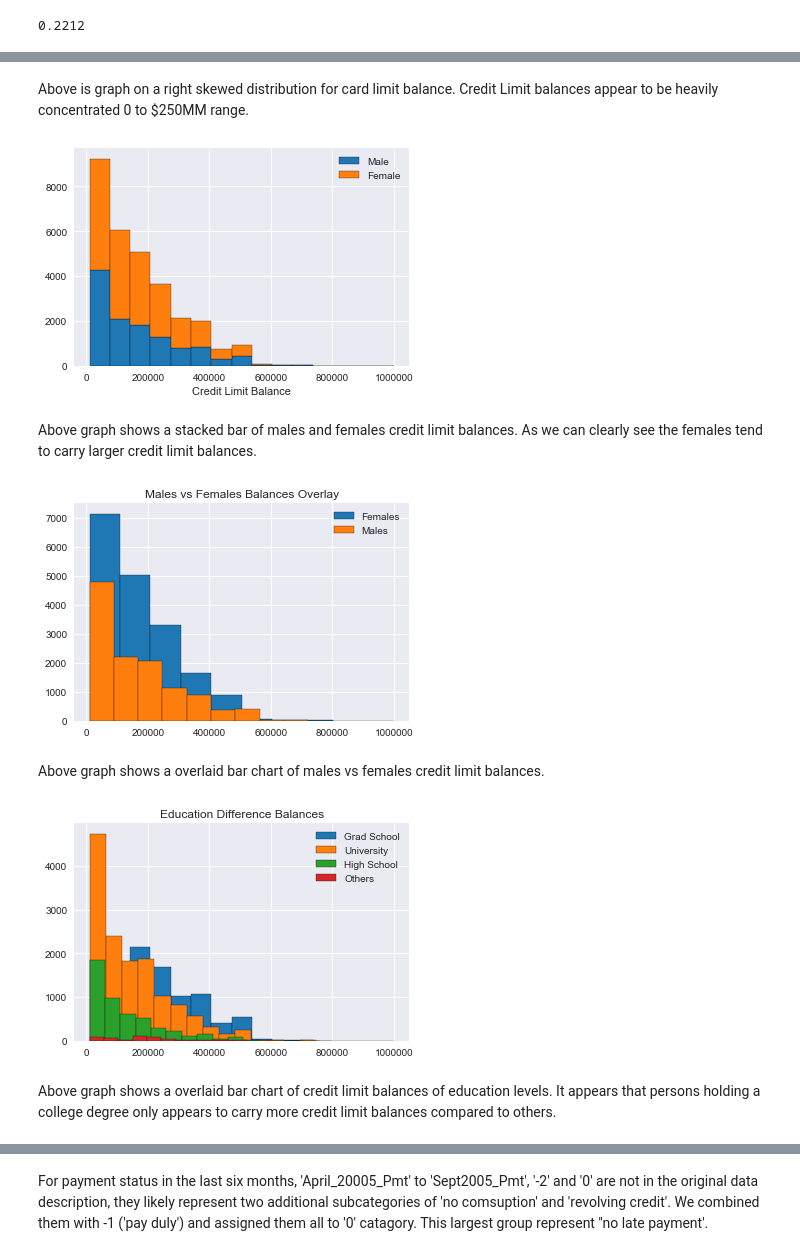
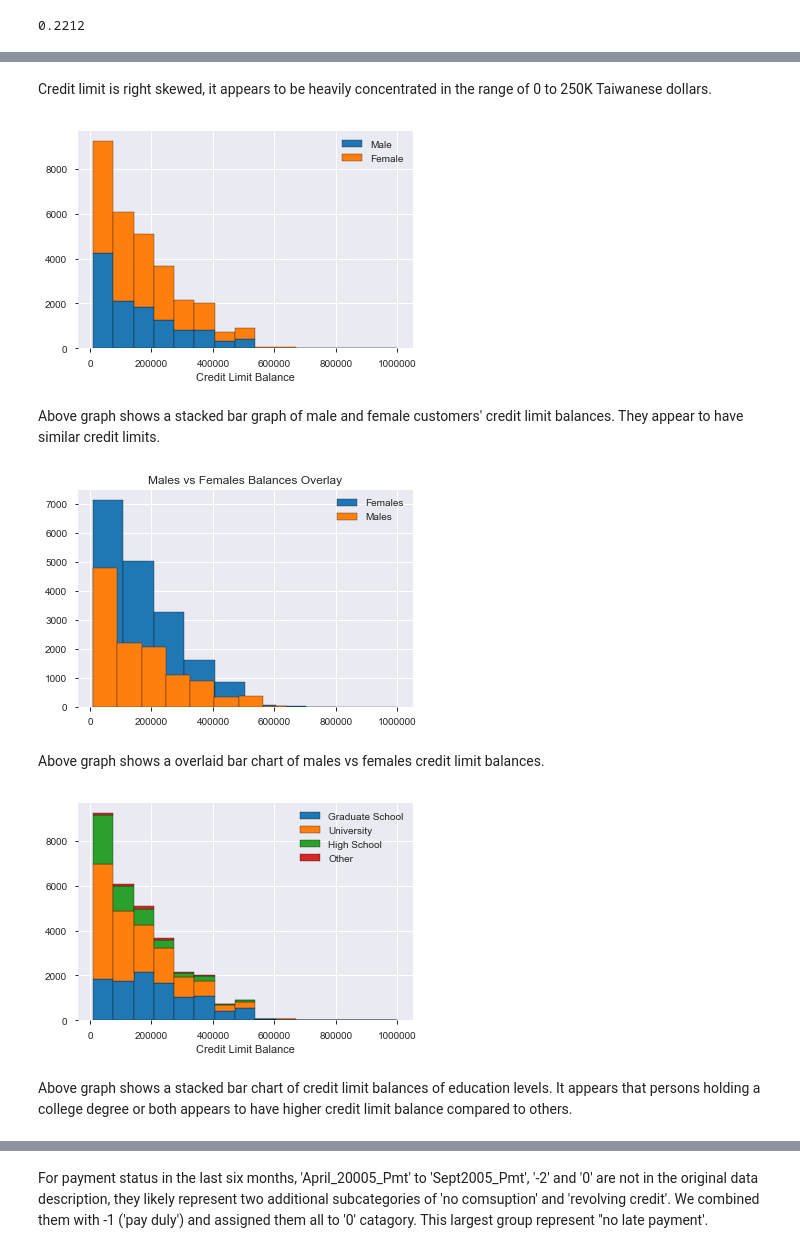
Before and after one commit to quedogf94/DS_7331_Machine_Learning_Projects, a Jupyter notebook: Lab1/Lab_1_Final.ipynb, the cells around one changed output, grey strips where cells are left out. Drawn from its saved outputs; the diff is of its cells as text; code cells hidden in the pictures.

```diff
--- a/Lab1/Lab_1_Final.ipynb
+++ b/Lab1/Lab_1_Final.ipynb
@@ -192,8 +188,3 @@ import seaborn as sns
 %matplotlib inline
 import warnings
 warnings.filterwarnings('ignore')
-# %%
-sns.set_style('darkgrid')
-sns.countplot(x='Default_Pmt', hue='SEX', data=data_df )
-plt.title('Males vs Females Payment Default')
-plt.show()
@@ -240,6 +227,7 @@ plt.show()
-# %% [markdown]
-Above is graph on a right skewed distribution for card limit balance.  Credit Limit balances appear to be heavily concentrated 0 to $250MM range.
+# %% [markdown]
+Credit limit is right skewed, it appears to be heavily concentrated in the range of 0 to 250K Taiwanese dollars.
 # %%
+# Credit limit distribution of male and female customers (stacked graph)
 plt.hist([data_df[data_df.SEX == 1].LIMIT_BAL, \
           data_df[data_df.SEX == 2].LIMIT_BAL], \
          bins=15, ec='black', stacked ='True')
@@ -249,11 +237,11 @@ labels = ["Male","Female"]
 plt.legend(labels)
 plt.show()
 # %% [output]
-[figure, old version]
+[figure, new version]
 # %% [markdown]
-Above graph shows a stacked bar of males and females credit limit balances. As we can clearly see the females tend to carry larger credit limit balances.
+Above graph shows a stacked bar graph of male and female customers' credit limit balances. They appear to have similar credit limits.
 # %%
-#Comparing Male vs Females limit balances overlaid
+#Comparing Male vs Females limit balances (overlaid graph)
 
 plt.hist(data_df[data_df.SEX == 2].LIMIT_BAL, ec='black', label='Females')
 plt.hist(data_df[data_df.SEX == 1].LIMIT_BAL, ec='black',label='Males')
@@ -261,21 +249,26 @@ plt.title( 'Males vs Females Balances Overlay')
 plt.legend()
 plt.show()
 # %% [output]
-[figure, old version]
+[figure, new version]
 # %% [markdown]
 Above graph shows a overlaid bar chart of males vs females credit limit balances.
 # %%
-plt.hist(data_df[data_df.EDUCATION == 1].LIMIT_BAL, ec='black', label= 'Grad School',bins =15)
-plt.hist(data_df[data_df.EDUCATION == 2].LIMIT_BAL, ec='black', label= 'University', bins=15)
-plt.hist(data_df[data_df.EDUCATION == 3].LIMIT_BAL, ec='black', label= 'High School', bins=15)
-plt.hist(data_df[data_df.EDUCATION == 4].LIMIT_BAL, ec='black', label= 'Others',bins=15)
-plt.title( 'Education Difference Balances')
-plt.legend()
+# credit limit by customers' EDUCATION level
+
+plt.hist([data_df[data_df.EDUCATION == 1].LIMIT_BAL,\
+          data_df[data_df.EDUCATION == 2].LIMIT_BAL,\
+          data_df[data_df.EDUCATION == 3].LIMIT_BAL,\
+          data_df[data_df.EDUCATION == 4].LIMIT_BAL],
+         bins=15, ec='black', stacked ='True')
+plt.xlabel("Credit Limit Balance")
+#create legend
+labels = ["Graduate School","University","High School","Other"]
+plt.legend(labels)
 plt.show()
 # %% [output]
-[figure, old version]
+[figure, new version]
 # %% [markdown]
-Above graph shows a overlaid bar chart of credit limit balances of education levels.  It appears that persons holding a college degree only appears to carry more credit limit balances compared to others.
+Above graph shows a stacked bar chart of credit limit balances of education levels.  It appears that persons holding a college degree or both appears to have higher credit limit balance compared to others.
 # %%
 # We exmained all payment status of customers in the last 6 months
 plt.figure(figsize = (15,7))
```
Also changed, not shown: parts of 64 cells of this notebook, 4 other files.
